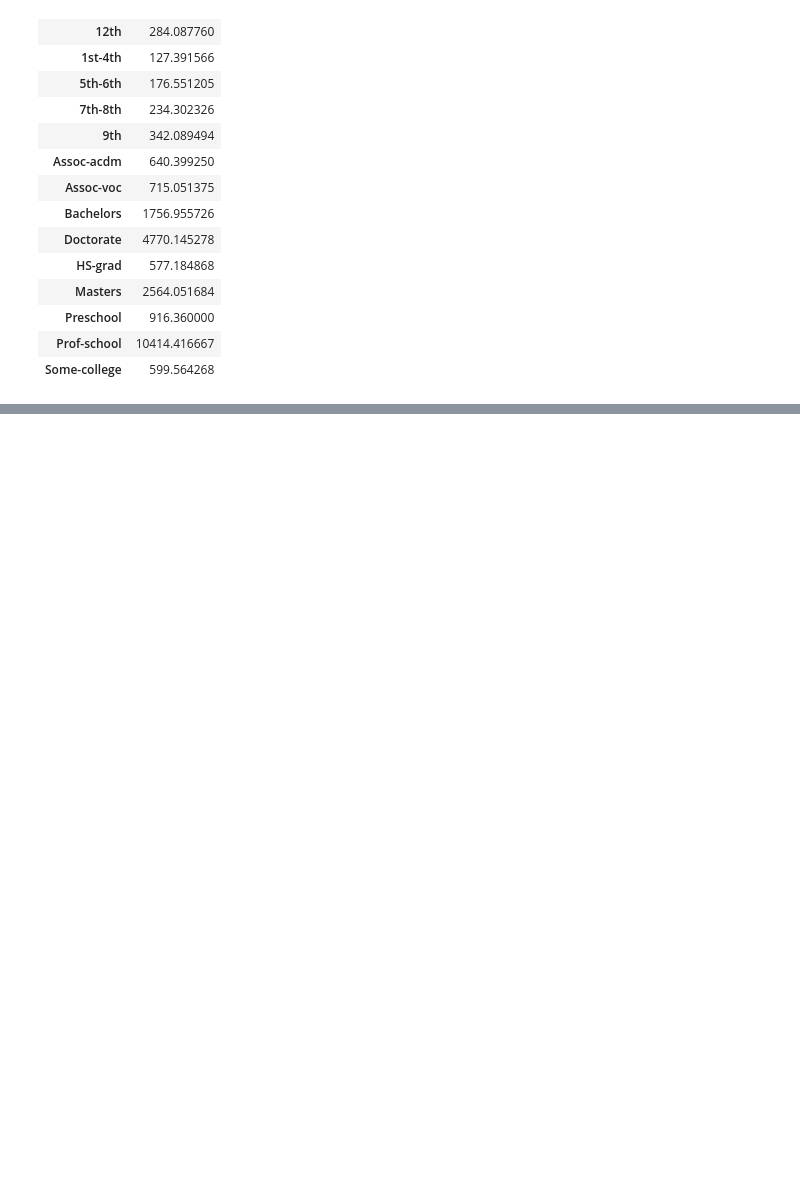
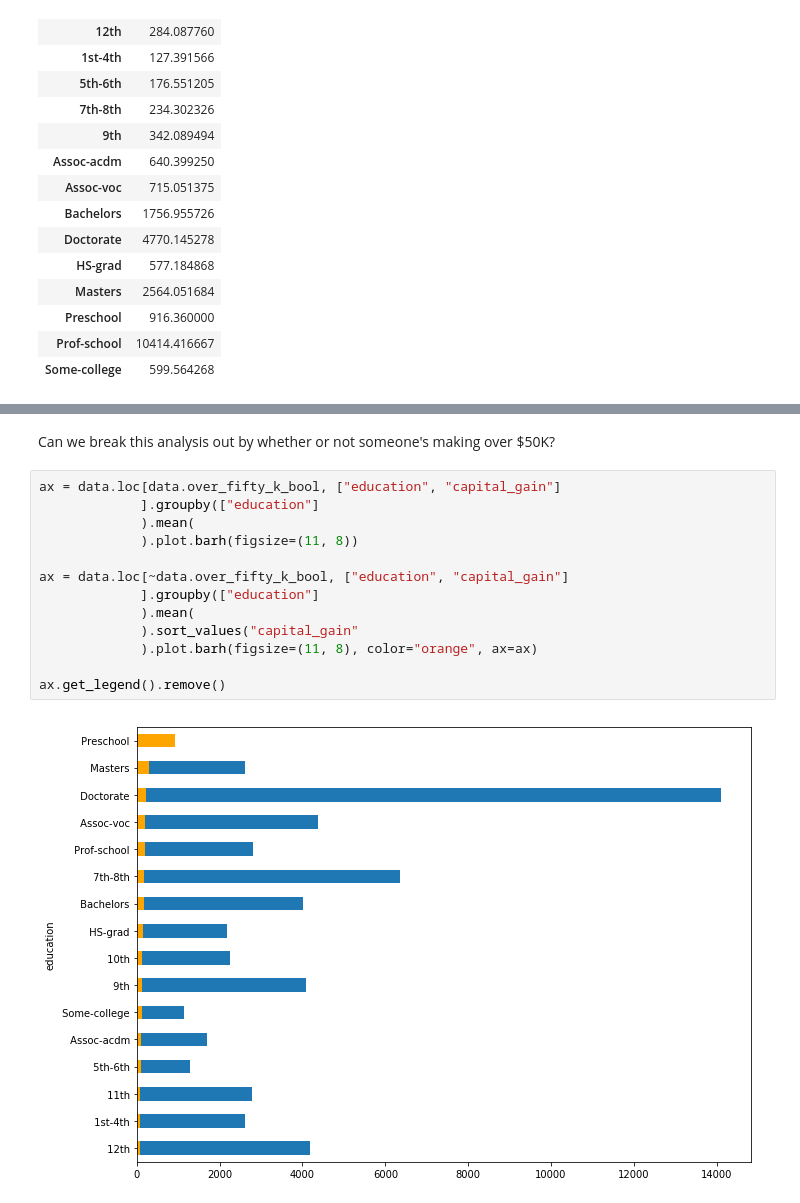
Before and after one commit to lermana/python_fundamentals, a Jupyter notebook: part_2.ipynb, the cells around one changed output, grey strips where cells are left out. Saved outputs shown, nothing was run; the diff lists cells and outputs as text; blank space fills up the shorter version.

```diff
--- a/part_2.ipynb
+++ b/part_2.ipynb
@@ -786,0 +432,17 @@ y_test.to_csv("y_test.csv")
+# %% [markdown]
+Can we break this analysis out by whether or not someone's making over $50K?
+# %%
+ax = data.loc[data.over_fifty_k_bool, ["education", "capital_gain"]
+             ].groupby(["education"]
+             ).mean(
+             ).plot.barh(figsize=(11, 8))
+
+ax = data.loc[~data.over_fifty_k_bool, ["education", "capital_gain"]
+             ].groupby(["education"]
+             ).mean(
+             ).sort_values("capital_gain"
+             ).plot.barh(figsize=(11, 8), color="orange", ax=ax)
+
+ax.get_legend().remove()
+# %% [output]
+[figure, added]
```
Also changed, not shown: parts of 94 cells of this notebook.
